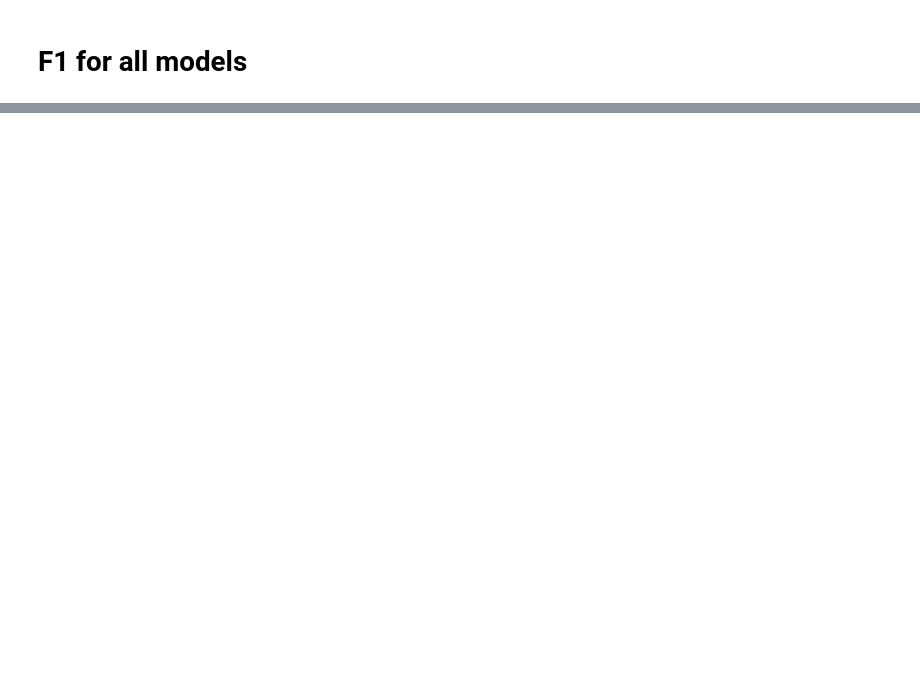
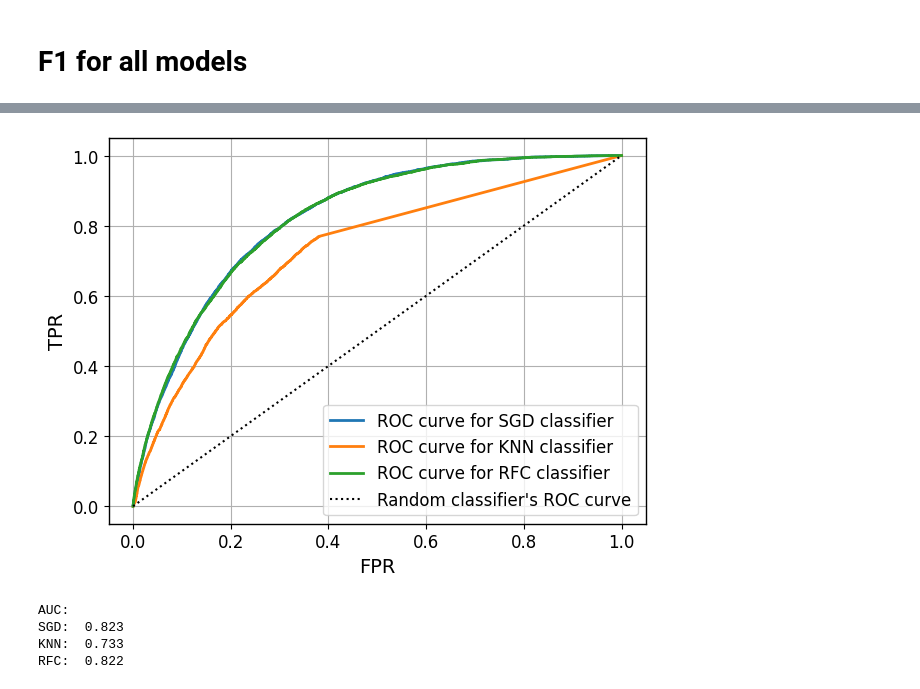
Before and after one commit to Grade123/NTNU-IE500618-Assignment-2, a Jupyter notebook: notebooks/diabetes_classification.ipynb, the cells around one changed output, grey strips where cells are left out. Drawn from its saved outputs; the diff is of its cells as text; code cells hidden in the pictures; blank space fills up the shorter version.

```diff
--- a/notebooks/diabetes_classification.ipynb
+++ b/notebooks/diabetes_classification.ipynb
@@ -370,0 +437,33 @@ RFC:  0.21
+# %%
+y_scores_sgd_test = sgdClassifier.decision_function(X_test)
+y_scores_knn_test = knnClassifier.predict_proba(X_test)
+y_scores_rfc_test = randomForestClassifier.predict_proba(X_test)
+
+y_scores_knn_sliced = y_scores_knn_test[:, 1]  # probability of positive class
+y_scores_rfc_sliced = y_scores_rfc_test[:, 1]  # probability of positive class
+
+fpr_sgd, tpr_sgd, thresholds_rfc = roc_curve(y_test, y_scores_sgd_test)
+fpr_knn, tpr_knn, thresholds_rfc = roc_curve(y_test, y_scores_knn_sliced)
+fpr_rfc, tpr_rfc, thresholds_rfc = roc_curve(y_test, y_scores_rfc_sliced)
+
+plt.plot(fpr_sgd, tpr_sgd, linewidth=2, label="ROC curve for SGD classifier")
+plt.plot(fpr_knn, tpr_knn, linewidth=2, label="ROC curve for KNN classifier")
+plt.plot(fpr_rfc, tpr_rfc, linewidth=2, label="ROC curve for RFC classifier")
+
+plt.plot([0, 1], [0, 1], 'k:', label="Random classifier's ROC curve")
+plt.xlabel('FPR')
+plt.ylabel('TPR')
+plt.legend()
+plt.grid()
+plt.show()
+
+print('AUC:')
+print('SGD: ', round(roc_auc_score(y_test, y_scores_sgd_test), 3))
+print('KNN: ', round(roc_auc_score(y_test, y_scores_knn_sliced), 3))
+print('RFC: ', round(roc_auc_score(y_test, y_scores_rfc_sliced), 3))
+# %% [output]
+[figure, added]
+AUC:
+SGD:  0.823
+KNN:  0.733
+RFC:  0.822
```
Also changed, not shown: parts of 31 cells of this notebook.
